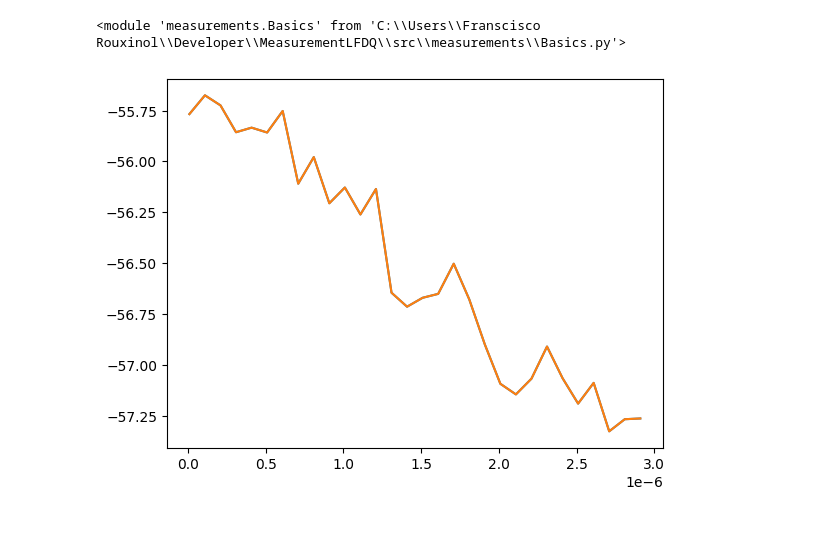
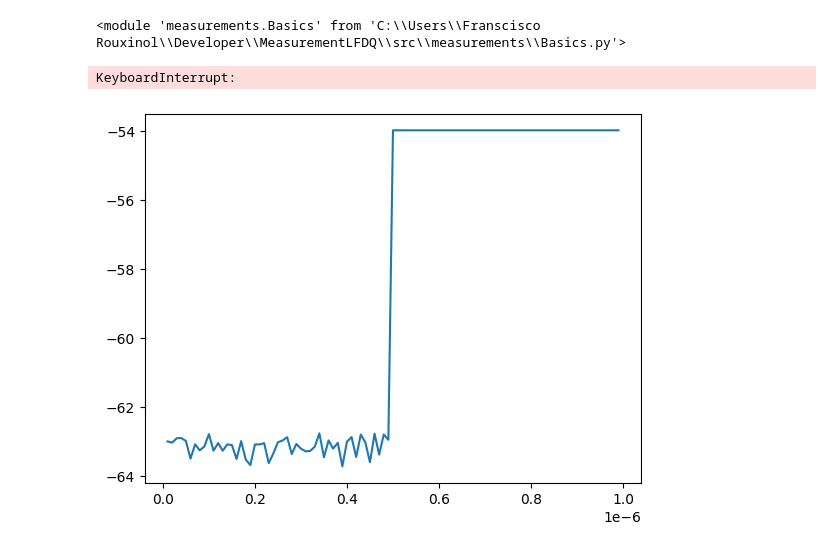
Before and after one commit to Rouxinol-Research-Lab/MeasurementsLFDQ, a Jupyter notebook: PulseGeneratorExample.ipynb, the cells around one changed output. Drawn from its saved outputs; the diff is of its cells as text; code cells hidden in the pictures.

```diff
--- a/PulseGeneratorExample.ipynb
+++ b/PulseGeneratorExample.ipynb
@@ -29,6 +29,8 @@ instruments['Voltsource'] =  SIM928_driver('GPIB0::2::INSTR',8,step_time=0.1,ste
 instruments['Voltmeter'] = SIM970_driver('GPIB0::2::INSTR',5)
 # %%
 parameters = {}
+
+parameters['ExperimentName'] = 'Transmon3D_newsystem'
 
 parameters['RFMeasurementLength'] = 5e-6 # in seconds
 parameters['RFMeasurementAmplitude'] = 18 # in dBm, this a local oscillator, it feeds two mixers.
@@ -38,7 +40,7 @@ parameters['RFExcitationAmplitude'] = 11 # in dBm, this a local oscillator, it f
 parameters['RFExcitationDelay'] = 0.1e-9 # delay before the next pulse
 parameters['RFExcitationState'] = False # if the excitation should be on while the measurement happens
 
-parameters['fluxValue'] =  -0.015 # in volts
+parameters['fluxValue'] =  -0.02 # in volts
 parameters['fluxResistance'] = 8e3 # in ohms. this is for logging only. it is resistance used for the flux source
 parameters['fluxState'] = True # if the flux should be on while the measurement happens
 
@@ -74,0 +86,16 @@ basics.cavity_measure(instruments,parameters,freqs)
+# %%
+initial_freq = 7395e6
+final_freq = 7405e6
+step_Freq = 0.1e6
+
+freqs = np.arange(initial_freq,final_freq,step_Freq)
+
+initial_att = 30
+final_att = 61
+step_att = 1
+attenuations = np.arange(initial_att, final_att, step_att)
+
+parameters['numberOfBuffers'] = 500 # number of buffer used by alazar board in the acquisition.
+parameters['numberOfRecordsPerBuffers'] = 50 # number of records per buffer used by alazar board in the acquisition.
+
+basics.powersweep_measure(instruments,parameters,freqs,attenuations)
@@ -85,13 +155,14 @@ reload(basics)
 # %%
-initial_freq = 4980e6
-final_freq = 5040e6
-step_Freq = 0.1e6
+initial_freq = 5006e6
+final_freq = 5014e6
+step_Freq = 0.01e6
 
-parameters['numberOfBuffers'] = 500 # number of buffer used by alazar board in the acquisition.
-parameters['numberOfRecordsPerBuffers'] = 80 # number of records per buffer used by alazar board in the acquisition.
-parameters['MeasurementFrequency'] = 7400e6
+parameters['numberOfBuffers'] = 600 # number of buffer used by alazar board in the acquisition.
+parameters['numberOfRecordsPerBuffers'] = 100 # number of records per buffer used by alazar board in the acquisition.
+parameters['MeasurementFrequency'] = 7400.5e6
 parameters['RFExcitationLength'] = 5e-6
-instruments['awg'].setVoltage(2,0.5)
+parameters['attenuation'] = 35
+instruments['awg'].setVoltage(2,0.2)
 
 qfreqs = np.arange(initial_freq,final_freq,step_Freq)
 
@@ -110,18 +200,19 @@ reload(basics)
 <module 'measurements.Basics' from 'C:\\Users\\Franscisco Rouxinol\\Developer\\MeasurementLFDQ\\src\\measurements\\Basics.py'>
 # %%
 initial_d = 10e-9
-final_d = 3e-6
-step_d = 100e-9
+final_d = 1e-6
+step_d = 10e-9
 
 parameters['backgroundPlotValue'] = -57 # in dB
 parameters['numberOfBuffers'] = 100 # number of buffer used by alazar board in the acquisition.
 parameters['numberOfRecordsPerBuffers'] = 50 # number of records per buffer used by alazar board in the acquisition.
-parameters['MeasurementFrequency'] = 7400e6
-parameters['ExcitationFrequency'] = 5002e6
-instruments['awg'].setVoltage(2,0.500)
+parameters['MeasurementFrequency'] = 7400.5e6
+parameters['ExcitationFrequency'] = 5010e6
+instruments['awg'].setVoltage(2,0.400)
 
 durations = np.arange(initial_d,final_d,step_d)
 
 basics.rabi_measure(instruments,parameters,durations)
 # %% [output]
+KeyboardInterrupt:
-[figure, old version]
+[figure, new version]
```
Also changed, not shown: parts of 19 cells of this notebook.
